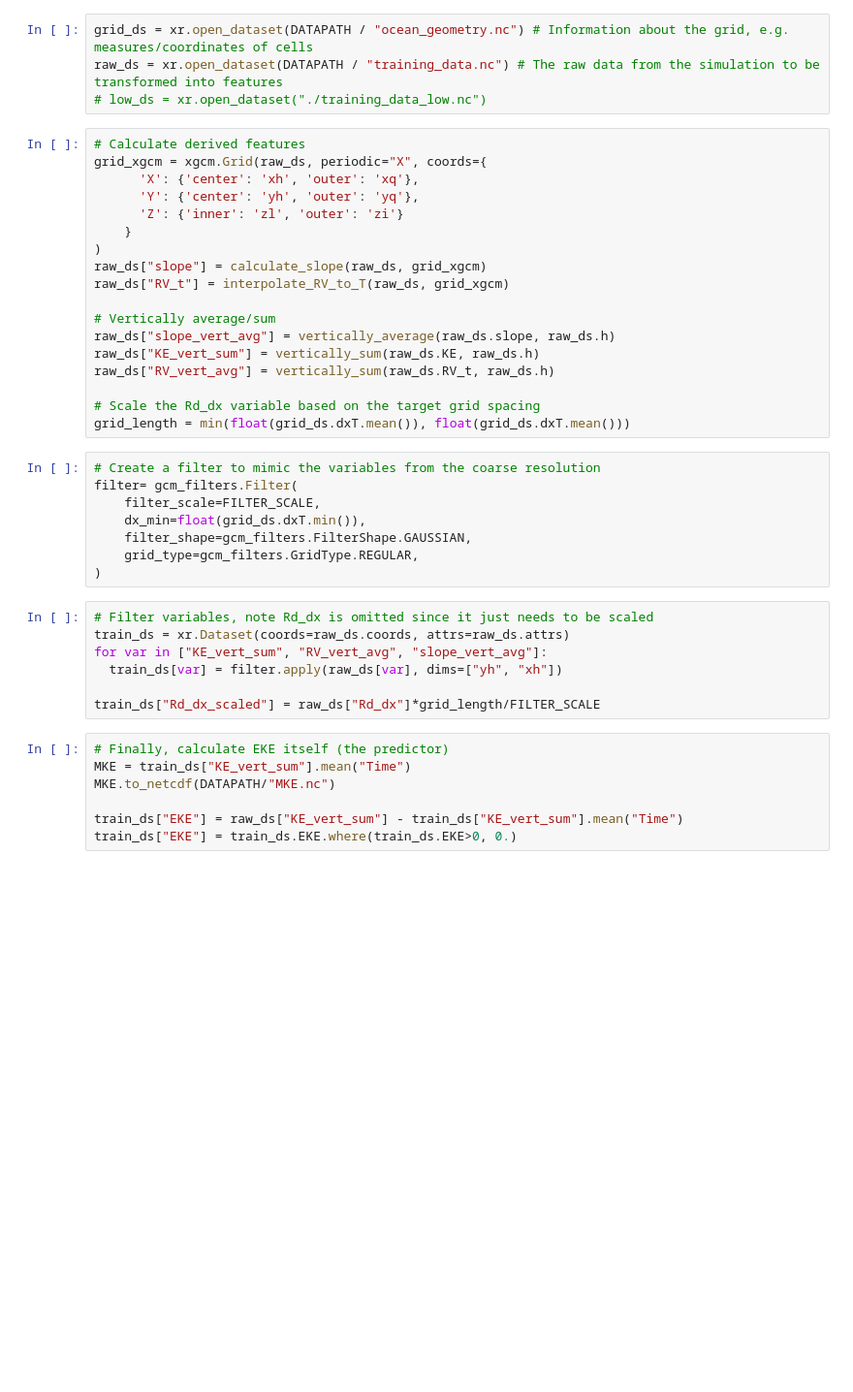
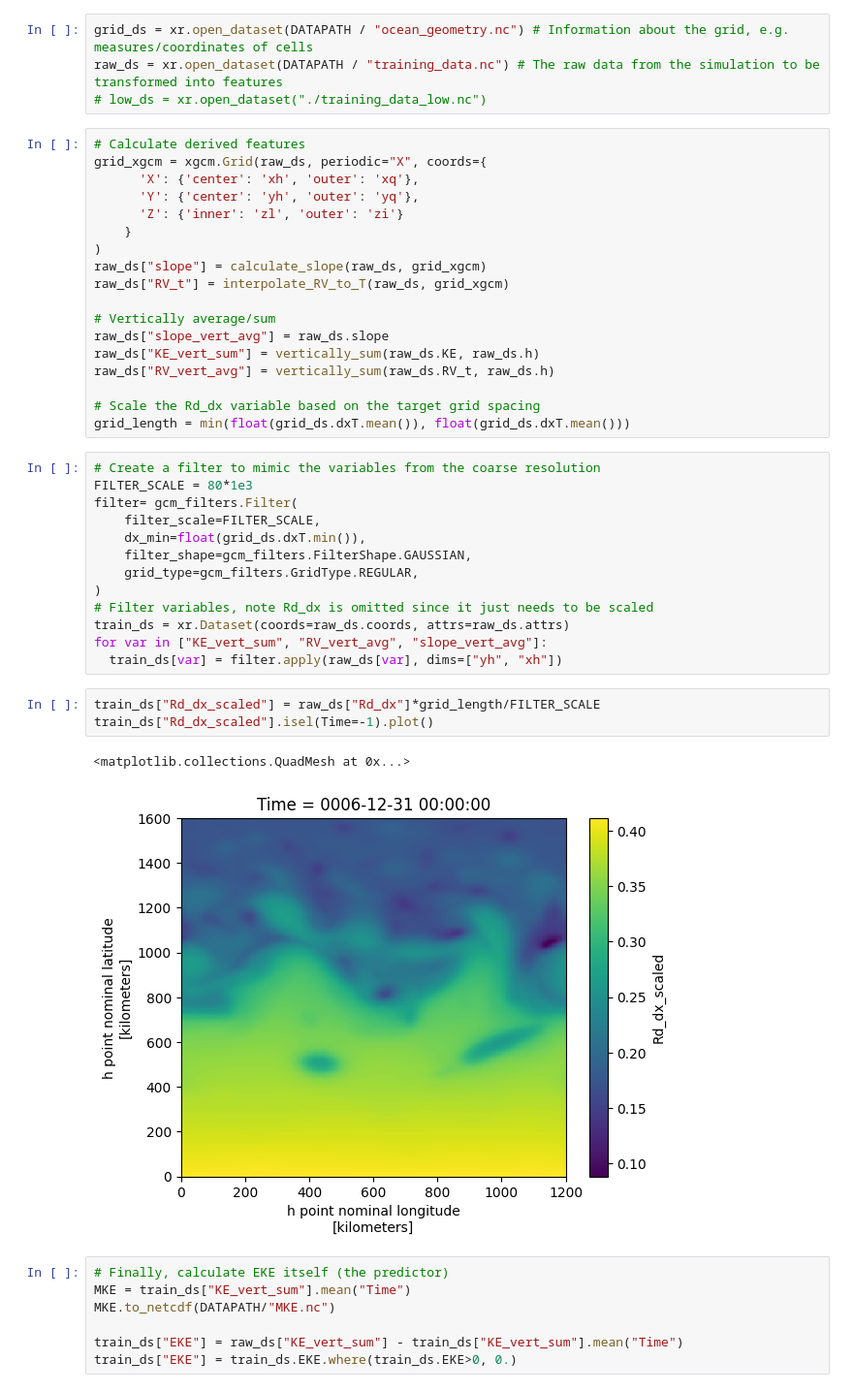
Before and after one commit to ashao/metadata-driven-workflow-cug-2025, a Jupyter notebook: scripts/data-processing/raw_to_training_data.ipynb, the cells around one changed output. Shown at 97% size. Cells and saved outputs as stored; diff of their text form; blank space fills up the shorter version.

```diff
--- a/scripts/data-processing/raw_to_training_data.ipynb
+++ b/scripts/data-processing/raw_to_training_data.ipynb
@@ -57,7 +58,7 @@ raw_ds["slope"] = calculate_slope(raw_ds, grid_xgcm)
 raw_ds["RV_t"] = interpolate_RV_to_T(raw_ds, grid_xgcm)
 
 # Vertically average/sum
-raw_ds["slope_vert_avg"] = vertically_average(raw_ds.slope, raw_ds.h)
+raw_ds["slope_vert_avg"] = raw_ds.slope
 raw_ds["KE_vert_sum"] = vertically_sum(raw_ds.KE, raw_ds.h)
 raw_ds["RV_vert_avg"] = vertically_sum(raw_ds.RV_t, raw_ds.h)
 
@@ -65,19 +66,23 @@ raw_ds["RV_vert_avg"] = vertically_sum(raw_ds.RV_t, raw_ds.h)
 grid_length = min(float(grid_ds.dxT.mean()), float(grid_ds.dxT.mean()))
 # %%
 # Create a filter to mimic the variables from the coarse resolution
+FILTER_SCALE = 80*1e3
 filter= gcm_filters.Filter(
     filter_scale=FILTER_SCALE,
     dx_min=float(grid_ds.dxT.min()),
     filter_shape=gcm_filters.FilterShape.GAUSSIAN,
     grid_type=gcm_filters.GridType.REGULAR,
 )
+# Filter variables, note Rd_dx is omitted since it just needs to be scaled
+train_ds = xr.Dataset(coords=raw_ds.coords, attrs=raw_ds.attrs)
+for var in ["KE_vert_sum", "RV_vert_avg", "slope_vert_avg"]:
+  train_ds[var] = filter.apply(raw_ds[var], dims=["yh", "xh"])
-# %%
-# Filter variables, note Rd_dx is omitted since it just needs to be scaled
-train_ds = xr.Dataset(coords=raw_ds.coords, attrs=raw_ds.attrs)
-for var in ["KE_vert_sum", "RV_vert_avg", "slope_vert_avg"]:
-  train_ds[var] = filter.apply(raw_ds[var], dims=["yh", "xh"])
-
-train_ds["Rd_dx_scaled"] = raw_ds["Rd_dx"]*grid_length/FILTER_SCALE
+# %%
+train_ds["Rd_dx_scaled"] = raw_ds["Rd_dx"]*grid_length/FILTER_SCALE
+train_ds["Rd_dx_scaled"].isel(Time=-1).plot()
+# %% [output]
+<matplotlib.collections.QuadMesh at 0x...>
+[figure, added]
 # %%
 # Finally, calculate EKE itself (the predictor)
 MKE = train_ds["KE_vert_sum"].mean("Time")
```
Also changed, not shown: parts of 13 cells of this notebook, 7 other files.
